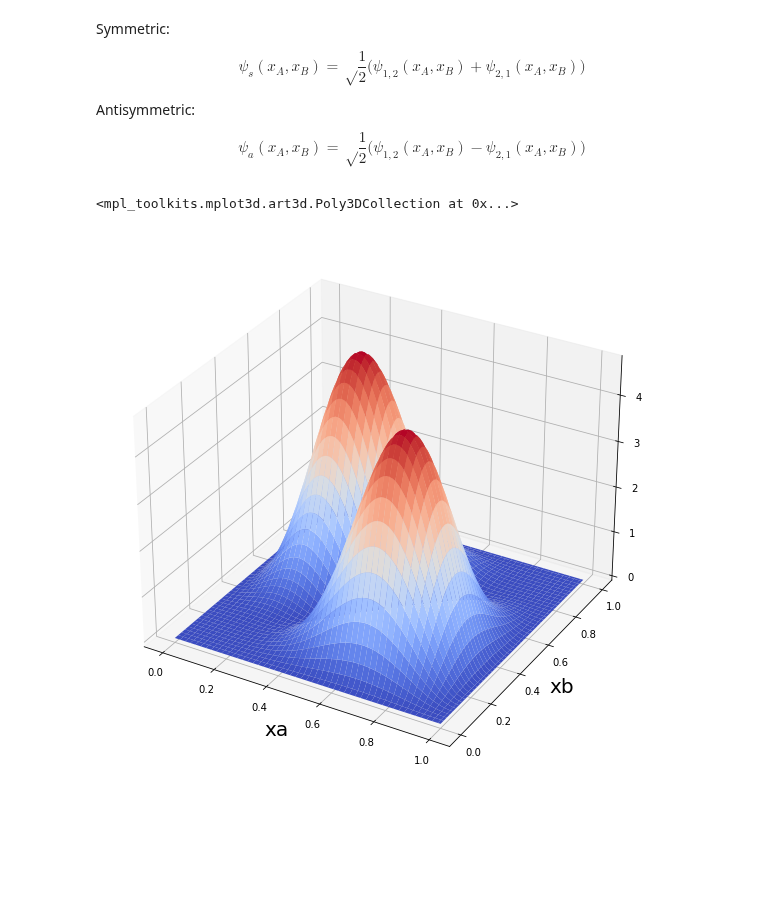
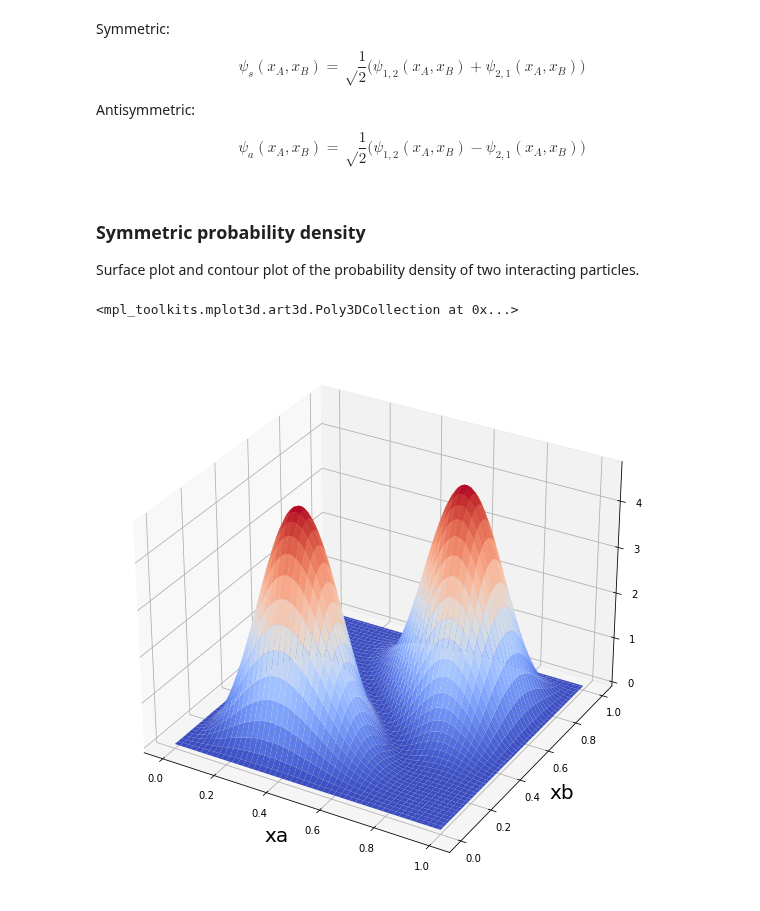
Before and after one commit to akey7/basic-quantum-models, a Jupyter notebook: notebooks/1d-2-non-interacting-v2.ipynb, the cells around one changed output. Cells and saved outputs as stored; diff of their text form; code cells hidden in the pictures; blank space fills up the shorter version.

```diff
--- a/notebooks/1d-2-non-interacting-v2.ipynb
+++ b/notebooks/1d-2-non-interacting-v2.ipynb
@@ -61,15 +179,19 @@ class TwoNonInteractingInABox:
         return xas, xbs, zs
+# %% [markdown]
+### Symmetric probability density
+
+Surface plot and contour plot of the probability density of two interacting particles.
 # %%
 box = TwoNonInteractingInABox(mass=1.0, length=1.0)
-fig, axs = plt.subplots(nrows=1, ncols=2, figsize=(20, 10), subplot_kw={"projection": "3d"})
-xas, xbs, zs = box.sq_wavefunction(na=1, nb=2)
+fig, ax = plt.subplots(nrows=1, ncols=1, figsize=(20, 10), subplot_kw={"projection": "3d"})
+xas, xbs, zs = box.prob_density(na=1, nb=2, symmetric=True)
 xs, ys = np.meshgrid(xas, xbs)
-ax[0].set_xlabel('xa', size=20)
-ax[0].set_ylabel('xb', size=20)
-ax[0].plot_surface(ys, xs, zs, cmap=cm.coolwarm, linewidth=0, antialiased=True)
+ax.set_xlabel('xa', size=20)
+ax.set_ylabel('xb', size=20)
+ax.plot_surface(ys, xs, zs, cmap=cm.coolwarm, linewidth=0, antialiased=True)
 # %% [output]
 <mpl_toolkits.mplot3d.art3d.Poly3DCollection at 0x...>
-[figure, old version]
+[figure, new version]
 # %%
 box = TwoNonInteractingInABox(mass=1.0, length=1.0)
 fig, ax = plt.subplots(nrows=1, ncols=1, figsize=(10, 10))
```
Also changed, not shown: parts of 5 cells of this notebook.
